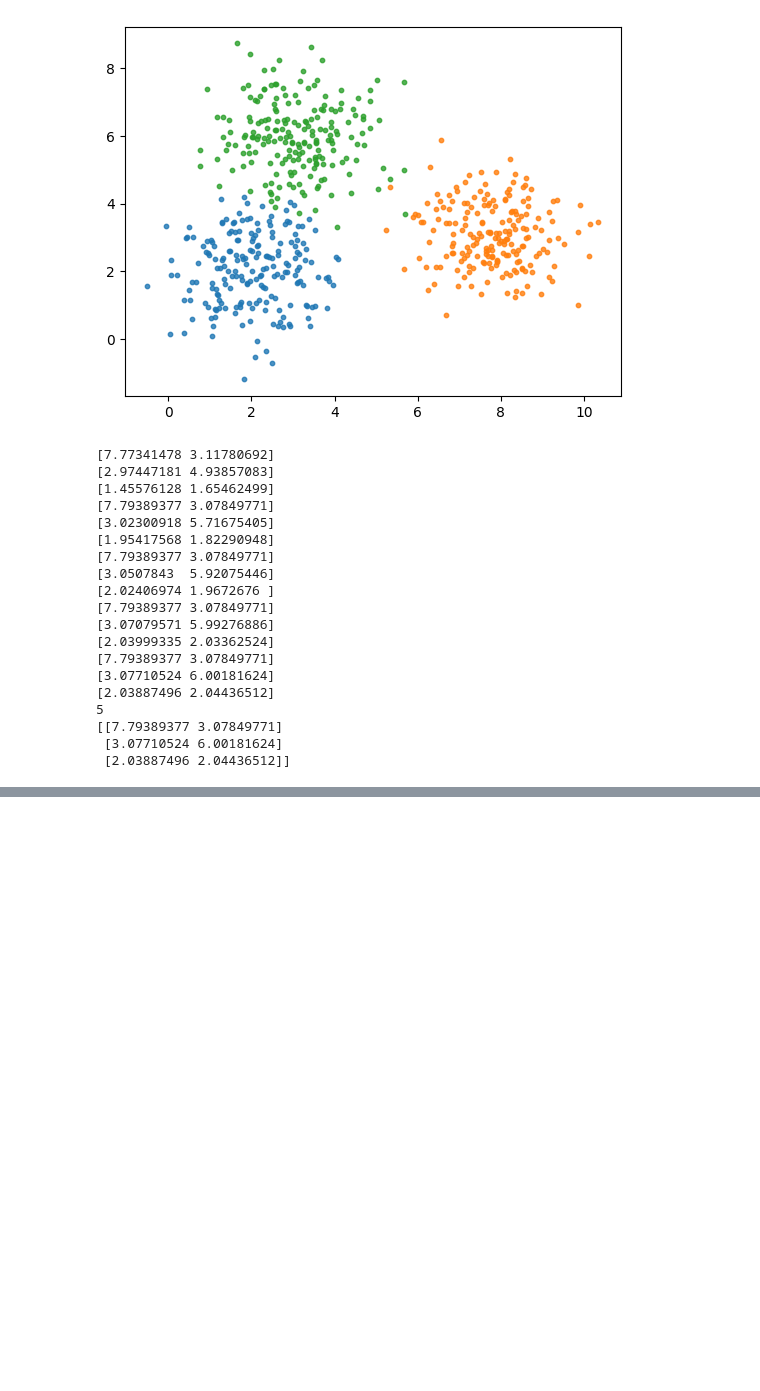
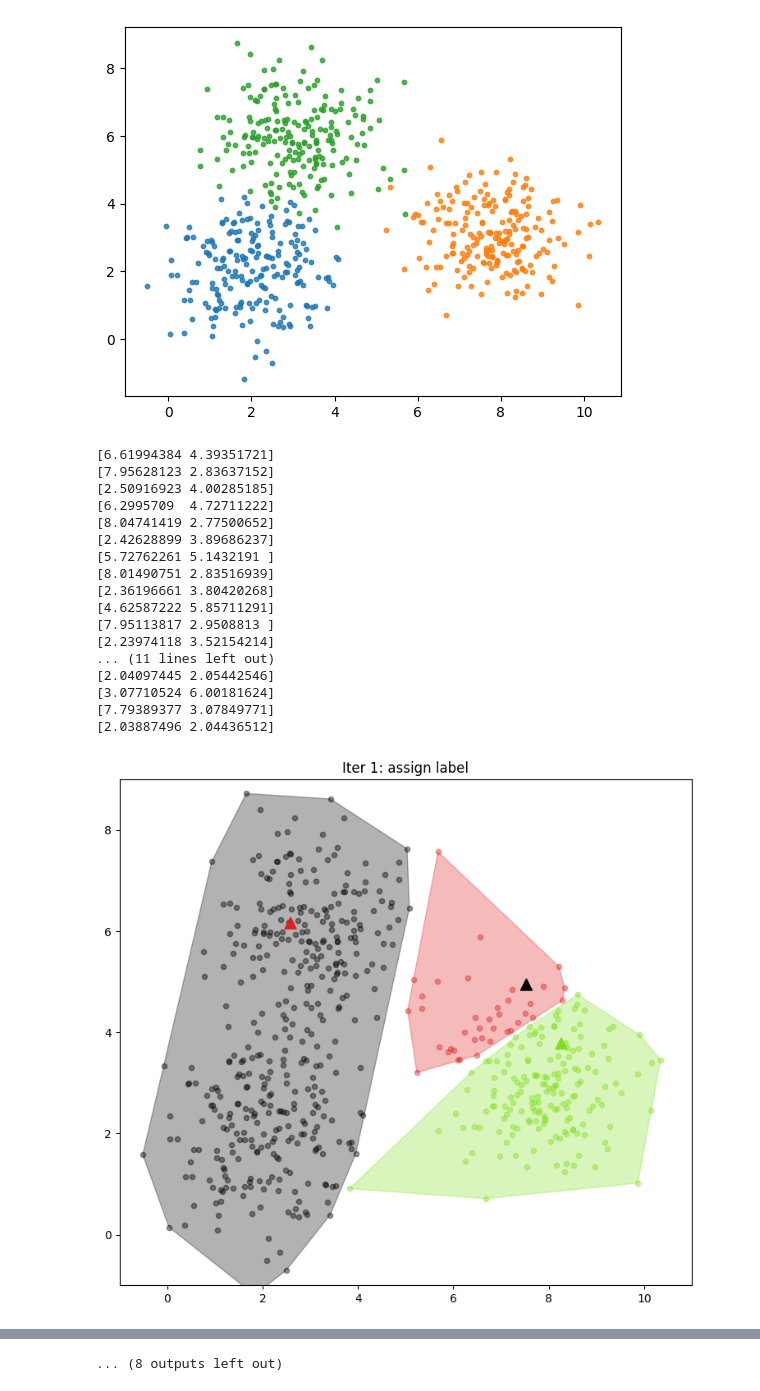
Before and after one commit to nhientruong04/Machine-Learning-blog, a Jupyter notebook: k_means_clustering/demo.ipynb, the cells around one changed output, grey strips where cells are left out. Drawn from its saved outputs; the diff is of its cells as text; code cells hidden in the pictures; blank space fills up the shorter version.

```diff
--- a/k_means_clustering/demo.ipynb
+++ b/k_means_clustering/demo.ipynb
@@ -38,10 +38,16 @@ def concatData(X, labels):
 def drawGifClustering(data, step, iternum, centroids):
     df = pd.DataFrame(data, columns=['x', 'y', 'label'])
     df['label'] = df['label'].astype('int')
-    print(df)
     df['cen_x'] = df.label.map({0:centroids[0][0], 1:centroids[1][0], 2:centroids[2][0]})
     df['cen_y'] = df.label.map({0:centroids[0][1], 1:centroids[1][1], 2:centroids[2][1]})
     colors = ['#DF2020', '#81DF20', '#000000']
+    process = {
+        'label': 'assign label',
+        'centroid': 'update centroids'
+    }
+    if iternum == 0:
+        process['centroid'] = 'initialize centroids'
+
     plt.figure(figsize=(9,8))
 
     #draw points
@@ -65,11 +71,11 @@ def drawGifClustering(data, step, iternum, centroids):
 
     plt.scatter(df.cen_x.unique(), df.cen_y.unique(), c=colors, marker='^', s=100)
 
-    plt.title(f'Iter {iternum}: {step}')
+    plt.title(f'Iter {iternum + 1}: {process[step]}')
     plt.xlim(-1,11)
     plt.ylim(-1,9)
 
-    name = f'{iternum}_{step}'
+    name = f'{iternum + 1}_{step}'
     plt.savefig(f'gif_image/{name}.png')
 # %%
 kmeans_plot(X, original_label)
@@ -95,8 +100,10 @@ def k_means(data, K, max_it_num=10):
     labels_hist = []
     it_count = 0
 
-    for _ in range(max_it_num):
+    for iternum in range(max_it_num):
         label = assign_label(data, centroids)
+        gif_data = concatData(data, label)
+        drawGifClustering(gif_data, 'label', iternum, centroids)
 
         if len(labels_hist) != 0 and (label == labels_hist[-1]).all():
             break
@@ -106,31 +113,29 @@ def k_means(data, K, max_it_num=10):
         for centroid_id in range(K):
             centroids[centroid_id] = update_centroids(data, label, centroid_id)
 
+        drawGifClustering(gif_data, 'centroid', iternum, centroids)
+
         it_count += 1
 
     return (it_count, labels_hist[-1], centroids)
 # %%
-(n, labels, centroids) = k_means(X, 3)
-
-print(n)
-print(centroids)
+(n, labels, centroids) = k_means(X, 3, 30)
 # %% [output]
-[7.77341478 3.11780692]
-[2.97447181 4.93857083]
-[1.45576128 1.65462499]
+[6.61994384 4.39351721]
+[7.95628123 2.83637152]
+[2.50916923 4.00285185]
+[6.2995709  4.72711222]
+[8.04741419 2.77500652]
+[2.42628899 3.89686237]
+[5.72762261 5.1432191 ]
+[8.01490751 2.83516939]
+[2.36196661 3.80420268]
+[4.62587222 5.85711291]
+[7.95113817 2.9508813 ]
+[2.23974118 3.52154214]
+... (11 lines left out)
+[2.04097445 2.05442546]
+[3.07710524 6.00181624]
 [7.79389377 3.07849771]
-[3.02300918 5.71675405]
-[1.95417568 1.82290948]
-[7.79389377 3.07849771]
-[3.0507843  5.92075446]
-[2.02406974 1.9672676 ]
-[7.79389377 3.07849771]
-[3.07079571 5.99276886]
-[2.03999335 2.03362524]
-[7.79389377 3.07849771]
-[3.07710524 6.00181624]
 [2.03887496 2.04436512]
-5
-[[7.79389377 3.07849771]
- [3.07710524 6.00181624]
- [2.03887496 2.04436512]]
+[figure, added]
@@ -136,0 +152 @@ print(centroids)
+... (8 outputs left out)
```
Also changed, not shown: parts of 7 cells of this notebook, 1 other file.
